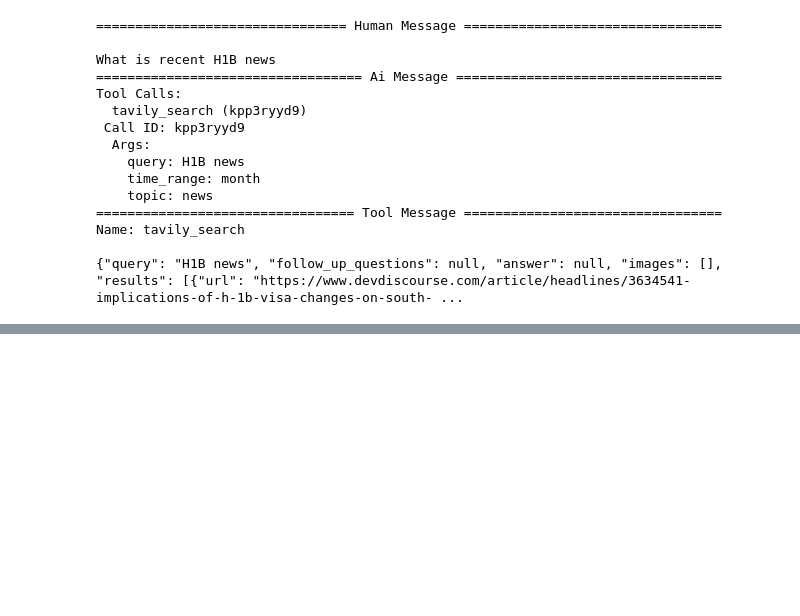
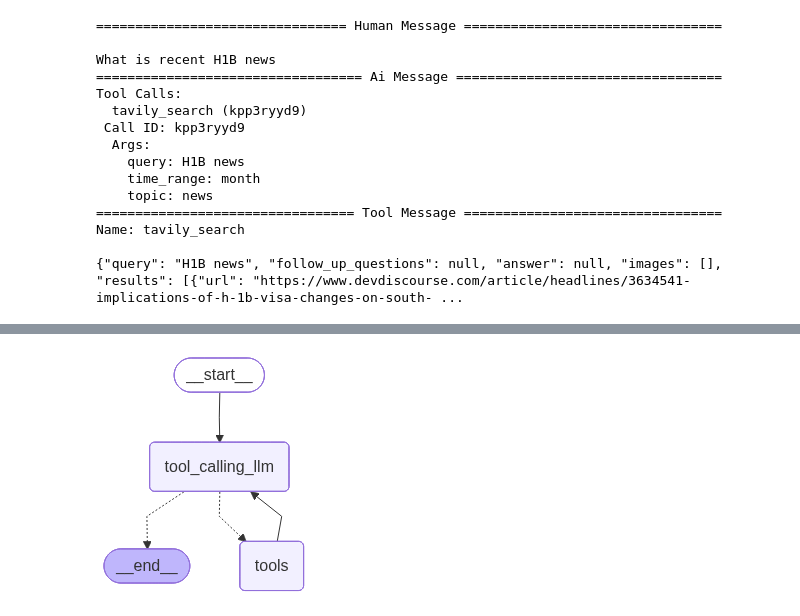
Before and after one commit to deekshithgunda7/LangGraphPOC, a Jupyter notebook: BasicChatBot/basicChatbot.ipynb, the cells around one changed output, grey strips where cells are left out. Cells and saved outputs as stored; diff of their text form; code cells hidden in the pictures; blank space fills up the shorter version.

```diff
--- a/BasicChatBot/basicChatbot.ipynb
+++ b/BasicChatBot/basicChatbot.ipynb
@@ -225,0 +224,30 @@ Name: multiply
+# %%
+from langgraph.graph import StateGraph,START,END
+from langgraph.prebuilt import ToolNode
+from langgraph.prebuilt import tools_condition
+
+## Node Defination
+
+def tool_calling_llm(state:State):
+    return {"messages":[llm_with_tool.invoke(state["messages"])]}
+
+## Graph
+
+builder= StateGraph(State)
+builder.add_node("tool_calling_llm",tool_calling_llm)
+builder.add_node("tools",ToolNode(tools))
+
+## Add Edge
+
+builder.add_edge(START,"tool_calling_llm")
+builder.add_conditional_edges(
+    "tool_calling_llm",
+    tools_condition
+)
+builder.add_edge("tools","tool_calling_llm")
+
+graph = builder.compile()
+# %%
+graph
+# %% [output]
+[figure, added]
```
Also changed, not shown: parts of 8 cells of this notebook, 1 other file.
